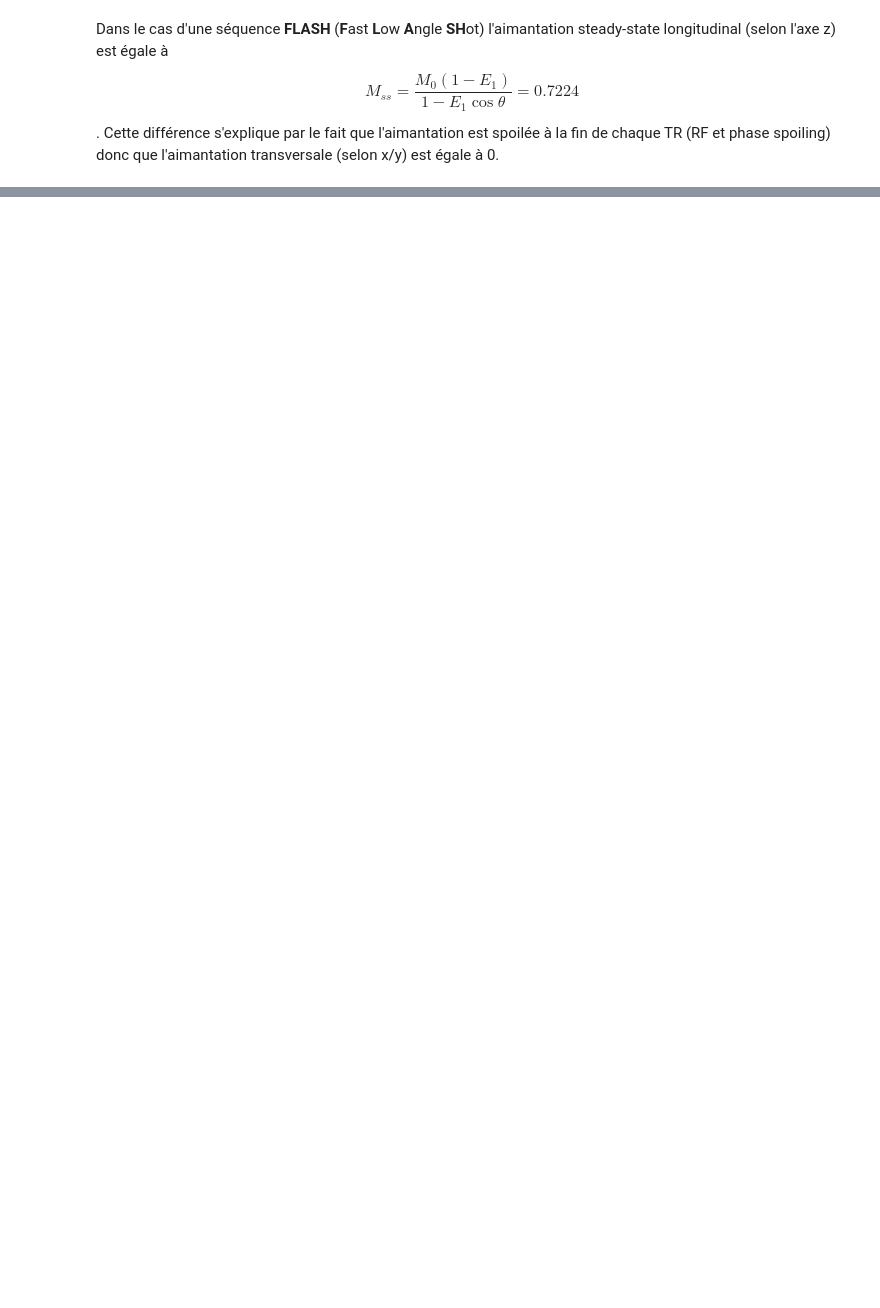
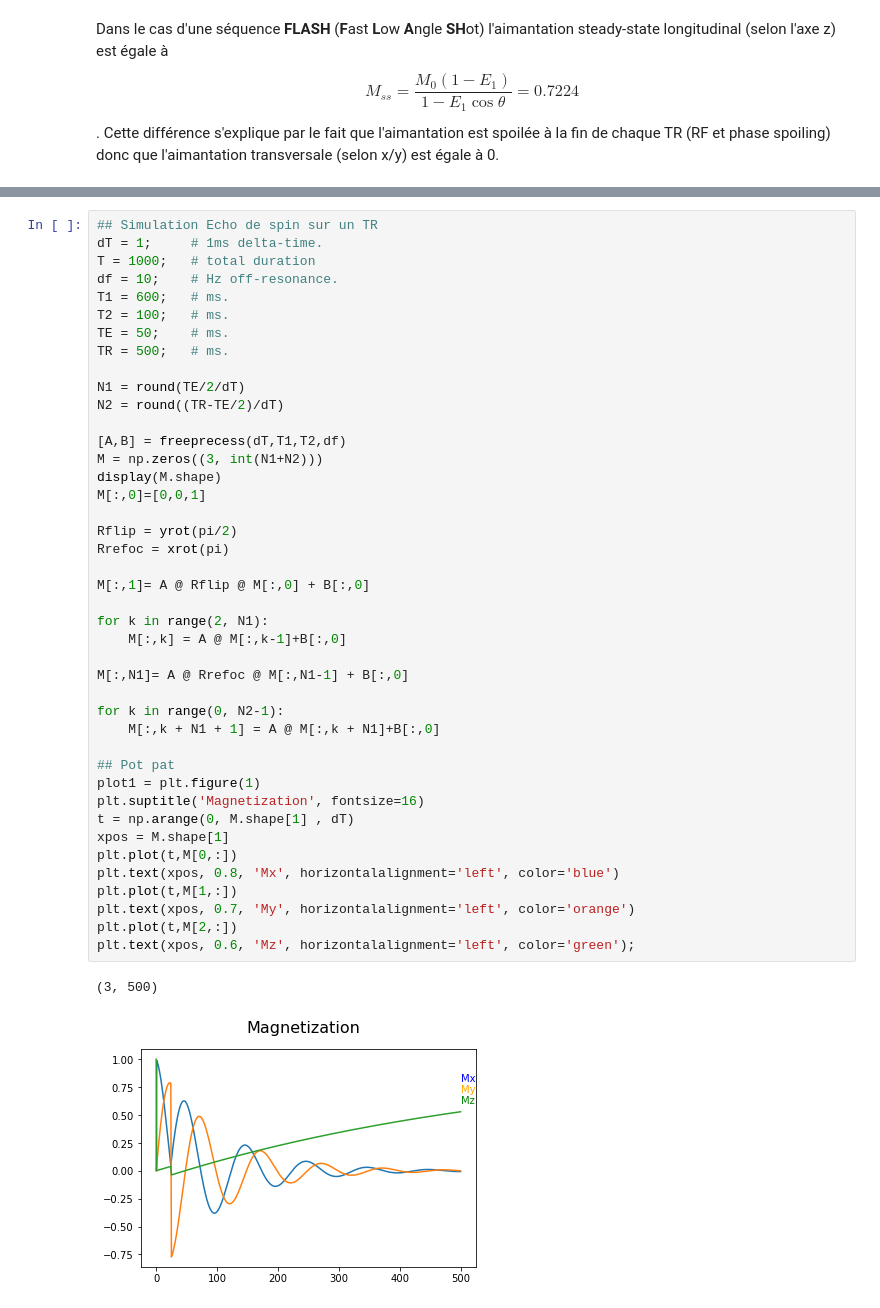
Before and after one commit to aTrotier/EDUC_MR_SIMULATION_ENSEIRB, a Jupyter notebook: jupyterlab/simulation.ipynb, the cells around one changed output, grey strips where cells are left out. Saved outputs shown, nothing was run; the diff lists cells and outputs as text; blank space fills up the shorter version.

```diff
--- a/jupyterlab/simulation.ipynb
+++ b/jupyterlab/simulation.ipynb
@@ -243,0 +376,45 @@ Pour le simuler il faut prendre un compte l'off-resonance qui peut exister dans
+# %%
+## Simulation Echo de spin sur un TR
+dT = 1;		# 1ms delta-time.
+T = 1000;	# total duration
+df = 10;	# Hz off-resonance.
+T1 = 600;	# ms.
+T2 = 100;	# ms.
+TE = 50;	# ms.
+TR = 500;	# ms.
+
+N1 = round(TE/2/dT)
+N2 = round((TR-TE/2)/dT)
+
+[A,B] = freeprecess(dT,T1,T2,df)
+M = np.zeros((3, int(N1+N2)))
+display(M.shape)
+M[:,0]=[0,0,1]
+
+Rflip = yrot(pi/2)
+Rrefoc = xrot(pi)
+
+M[:,1]= A @ Rflip @ M[:,0] + B[:,0]
+
+for k in range(2, N1):
+    M[:,k] = A @ M[:,k-1]+B[:,0]
+
+M[:,N1]= A @ Rrefoc @ M[:,N1-1] + B[:,0]
+
+for k in range(0, N2-1):
+    M[:,k + N1 + 1] = A @ M[:,k + N1]+B[:,0]
+
+## Pot pat
+plot1 = plt.figure(1)
+plt.suptitle('Magnetization', fontsize=16)
+t = np.arange(0, M.shape[1] , dT)
+xpos = M.shape[1]
+plt.plot(t,M[0,:])
+plt.text(xpos, 0.8, 'Mx', horizontalalignment='left', color='blue')
+plt.plot(t,M[1,:])
+plt.text(xpos, 0.7, 'My', horizontalalignment='left', color='orange')
+plt.plot(t,M[2,:])
+plt.text(xpos, 0.6, 'Mz', horizontalalignment='left', color='green');
+# %% [output]
+(3, 500)
+[figure, added]
```
Also changed, not shown: parts of 24 cells of this notebook.
